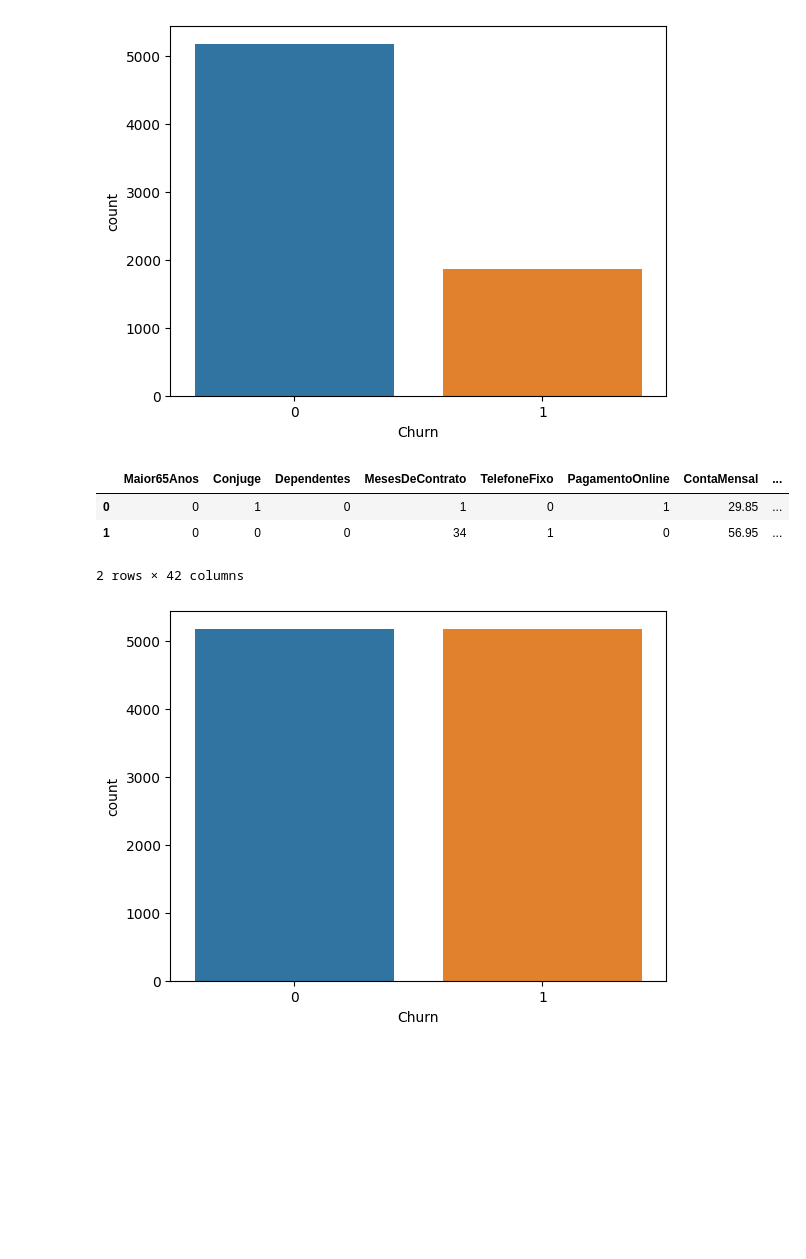
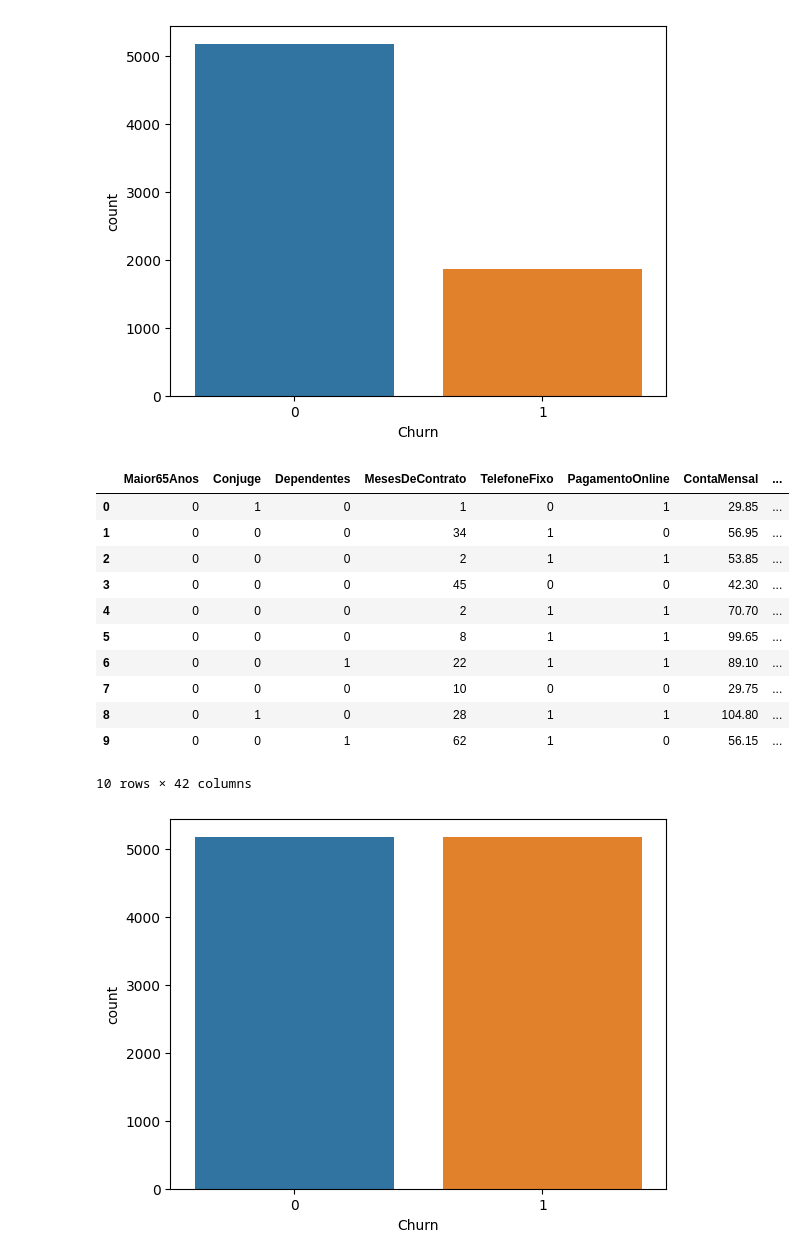
Before and after one commit to simonefmr/global_emissions, a Jupyter notebook: Sprint2_MVP_A.ipynb, the cells around one changed output. Cells and saved outputs as stored; diff of their text form; code cells hidden in the pictures; blank space fills up the shorter version.

```diff
--- a/Sprint2_MVP_A.ipynb
+++ b/Sprint2_MVP_A.ipynb
@@ -264,24 +285,32 @@ ax = sns.countplot(x='Churn', data=dataset_final)
 # %%
 #biblioteca para balancear os dados utilizando over_sampling
 from imblearn.over_sampling import SMOTE
 
 # dividindo os dados em caracteristicas e target
 X = dataset_final.drop('Churn', axis = 1)
 y = dataset_final['Churn']
 
 smt = SMOTE(random_state=42)
 X, y = smt.fit_resample(X, y)
 
 #junção dos dados balanceados
 dataset_final = pd.concat([X, y], axis=1)
 
 #verificação 1 - junção dos dados
-dataset_final.head(2)
+dataset_final.head(10)
 # %% [output]
 |  | Maior65Anos | Conjuge | Dependentes | MesesDeContrato | TelefoneFixo | PagamentoOnline | ContaMensal | ... |
 | 0 | 0 | 1 | 0 | 1 | 0 | 1 | 29.85 | ... |
 | 1 | 0 | 0 | 0 | 34 | 1 | 0 | 56.95 | ... |
+| 2 | 0 | 0 | 0 | 2 | 1 | 1 | 53.85 | ... |
+| 3 | 0 | 0 | 0 | 45 | 0 | 0 | 42.30 | ... |
+| 4 | 0 | 0 | 0 | 2 | 1 | 1 | 70.70 | ... |
+| 5 | 0 | 0 | 0 | 8 | 1 | 1 | 99.65 | ... |
+| 6 | 0 | 0 | 1 | 22 | 1 | 1 | 89.10 | ... |
+| 7 | 0 | 0 | 0 | 10 | 0 | 0 | 29.75 | ... |
+| 8 | 0 | 1 | 0 | 28 | 1 | 1 | 104.80 | ... |
+| 9 | 0 | 0 | 1 | 62 | 1 | 0 | 56.15 | ... |
-2 rows × 42 columns
+10 rows × 42 columns
 # %%
 #verificação 2 - balanceamento
 ax = sns.countplot(x='Churn', data=dataset_final)
```
Also changed, not shown: parts of 30 cells of this notebook.
